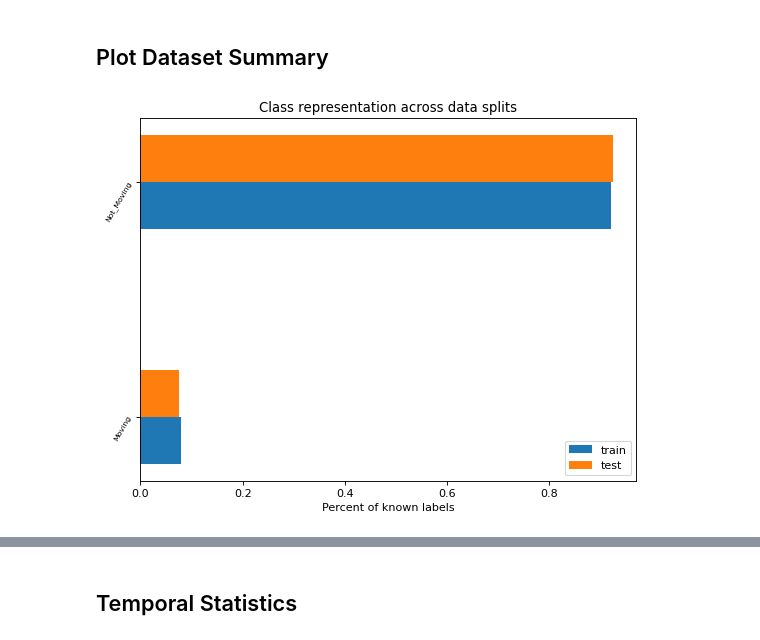
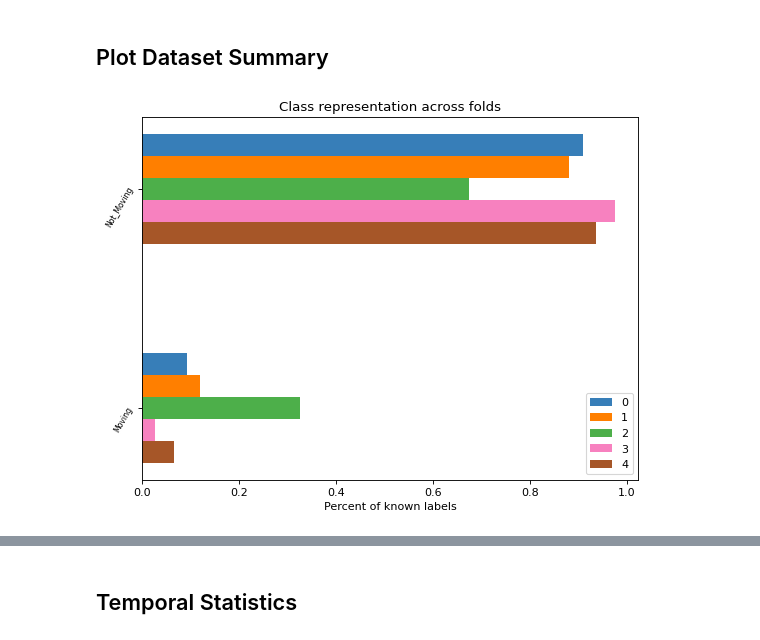
Before and after one commit to earthspecies/BEBE-datasets, a Jupyter notebook: format_rattlesnakes.ipynb, the cells around one changed output, grey strips where cells are left out. Drawn from its saved outputs; the diff is of its cells as text; code cells hidden in the pictures.

```diff
--- a/format_rattlesnakes.ipynb
+++ b/format_rattlesnakes.ipynb
@@ -321,32 +278,34 @@ for name in beh_names[1:]:
 # %%
 # Plot class representation
 
+# https://gist.github.com/thriveth/8560036#file-cbcolors-py
+CB_color_cycle = ['#377eb8', '#ff7f00', '#4daf4a',
+                  '#f781bf', '#a65628', '#984ea3',
+                  '#999999', '#e41a1c', '#dede00']
+
 keys = np.arange(len(beh_names))[1:]
 offset = 0.1
-width = 0.2
+width = 0.1
 plt.figure(figsize=(8, 6), dpi=80)
 
-plt.barh(keys - offset, [dev_label_perc[beh_names[key]] for key in keys], height=width, align='center', label = 'train') #We call dev set 'train' in the paper
-#plt.barh(keys, [val_label_perc[beh_names[key]] for key in keys], height=width, align='center', label = 'val')
-plt.barh(keys + offset, [test_label_perc[beh_names[key]] for key in keys], height=width, align='center', label = 'test')
-plt.title("Class representation across data splits")
+for fold in range(n_folds):
+    current_offset = -(fold - n_folds // 2)*offset
+    plt.barh(keys +current_offset, [label_perc[fold][beh_names[key]] for key in keys], height=width, align='center', label = fold, color = CB_color_cycle[fold])
+
+plt.title("Class representation across folds")
 plt.yticks(keys, beh_names[1:], fontsize = 7, rotation = 60)
 plt.xlabel('Percent of known labels')
 plt.legend()
 target_fp = os.path.join(formatted_data_dir, 'class_rep.png')
 
 plt.savefig(target_fp)
 plt.show()
 
 numerical_target_fp = os.path.join(formatted_data_dir, 'class_rep.yaml')
-class_rep_dict = {'train_label_perc' : train_label_perc,
-                  'val_label_perc' : val_label_perc,
-                  'dev_label_perc' : dev_label_perc,
-                  'test_label_perc' : test_label_perc}
 with open(numerical_target_fp, 'w') as file:
-    yaml.dump(class_rep_dict, file)
+    yaml.dump(label_perc, file)
 # %% [output]
-[figure, old version]
+[figure, new version]
 # %%
 # Pie chart, of known vs unknown samples
 
```
Also changed, not shown: parts of 7 cells of this notebook.
